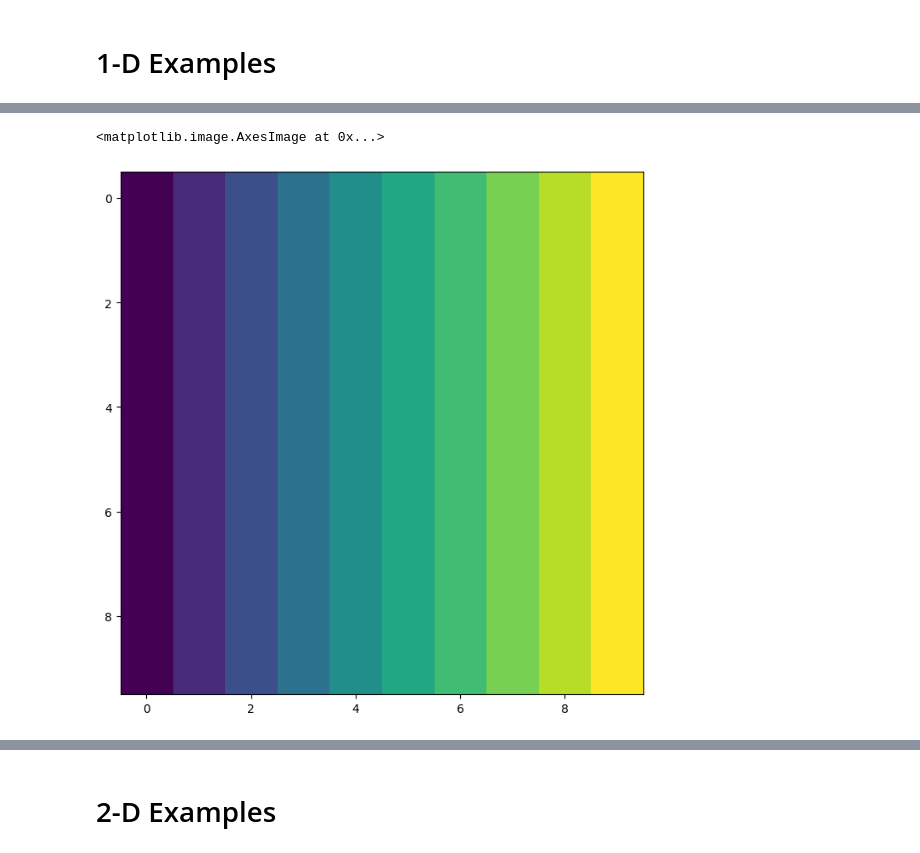
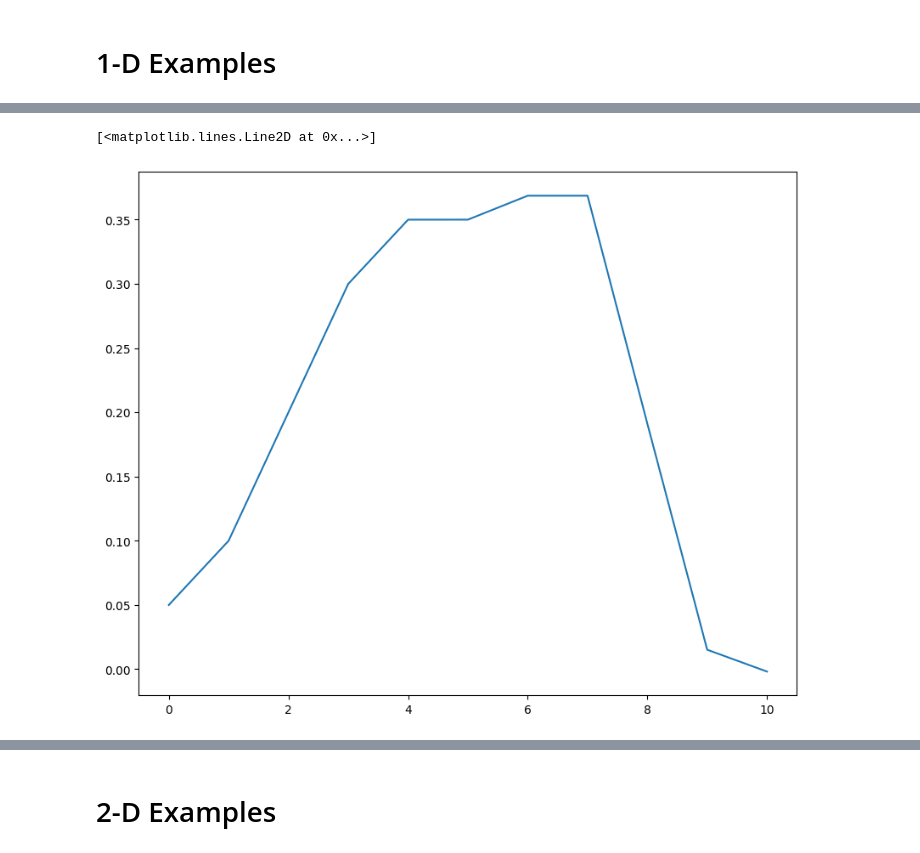
Before and after one commit to aipyth/back_and_forth_ot, a Jupyter notebook: main.ipynb, the cells around one changed output, grey strips where cells are left out. Cells and saved outputs as stored; diff of their text form; code cells hidden in the pictures.

```diff
--- a/main.ipynb
+++ b/main.ipynb
@@ -460,5 +501,5 @@ array([-0.01264975, -0.01116212, -0.00824415, -0.00402602,  0.00132245,
 # %%
-psi = x.reshape((n, 1)) ** 2
+psi = -x ** 2
 
 rho = pushforward(
     pdf2,
@@ -504,7 +540,7 @@ def back_and_forth(
 
     # why do we really need rho here?
     rho = np.copy(mu)
-    print(f"{rho.shape=}")
+    # print(f"{rho.shape=}")
 
     history = np.empty(nu[np.newaxis, :].shape)
 
@@ -529,7 +565,12 @@ def back_and_forth(
         rho = pushforward(
             mu,
             map_T(phi, cost_name, X, Y, axis=1, C=cost),
+            y
         )
+        # print('rho with T_phi#mu')
+        # print(rho)
+        # print('map T_phi')
+        # print(map_T(phi, cost_name, X, Y, axis=1, C=cost))
 
         psi_grad = gradient(
             mu,
@@ -541,10 +582,16 @@ def back_and_forth(
         psi += sigma * psi_grad
         phi = ctransform(psi, cost.T)
 
+        # print('psi after grad')
+        # print(psi)
+        # print(ctransform(psi, cost=cost.T))
+        # print(map_T(psi, cost_name, Y, X, axis=0, C=cost.T))
+
         # rho = pushforward(psi, cost_name, Y, X, axis=0, C=cost.T)
         rho = pushforward(
             nu,
             map_T(psi, cost_name, Y, X, axis=0, C=cost.T),
+            x
         )
 
         # history = np.append(history, rho)
@@ -571,7 +618,7 @@ def generate_gaussian_distribution(
     pdf_values /= pdf_values.sum()
     return grid, pdf_values
 # %%
-n = 10
+n = 11
 # n = 100 + 1   # Number of points
 std = 0.08
 range_min = 0
@@ -604,5 +651,5 @@ axs.imshow(c, cmap='coolwarm')
 # %%
 %time
 
-phi, psi, history = back_and_forth(x, y, pdf1, pdf2, c, c_name, sigma=0.01, iterations=10_000)
+phi, psi, history = back_and_forth(x, y, pdf1, pdf2, c, c_name, sigma=0.001, iterations=200_000)
 # %% [output]
@@ -626,8 +672,8 @@ axs[1].plot(psi)
 # %%
 T = map_T(psi, c_name, Y, X, axis=0, C=c.T)
 
 fig, axs = plt.subplots(1, 1, figsize=(10,8))
-axs.imshow(T)
+axs.plot(T)
 # %% [output]
-<matplotlib.image.AxesImage at 0x...>
+[<matplotlib.lines.Line2D at 0x...>]
-[figure, old version]
+[figure, new version]
```
Also changed, not shown: parts of 15 cells of this notebook, 3 other files.
